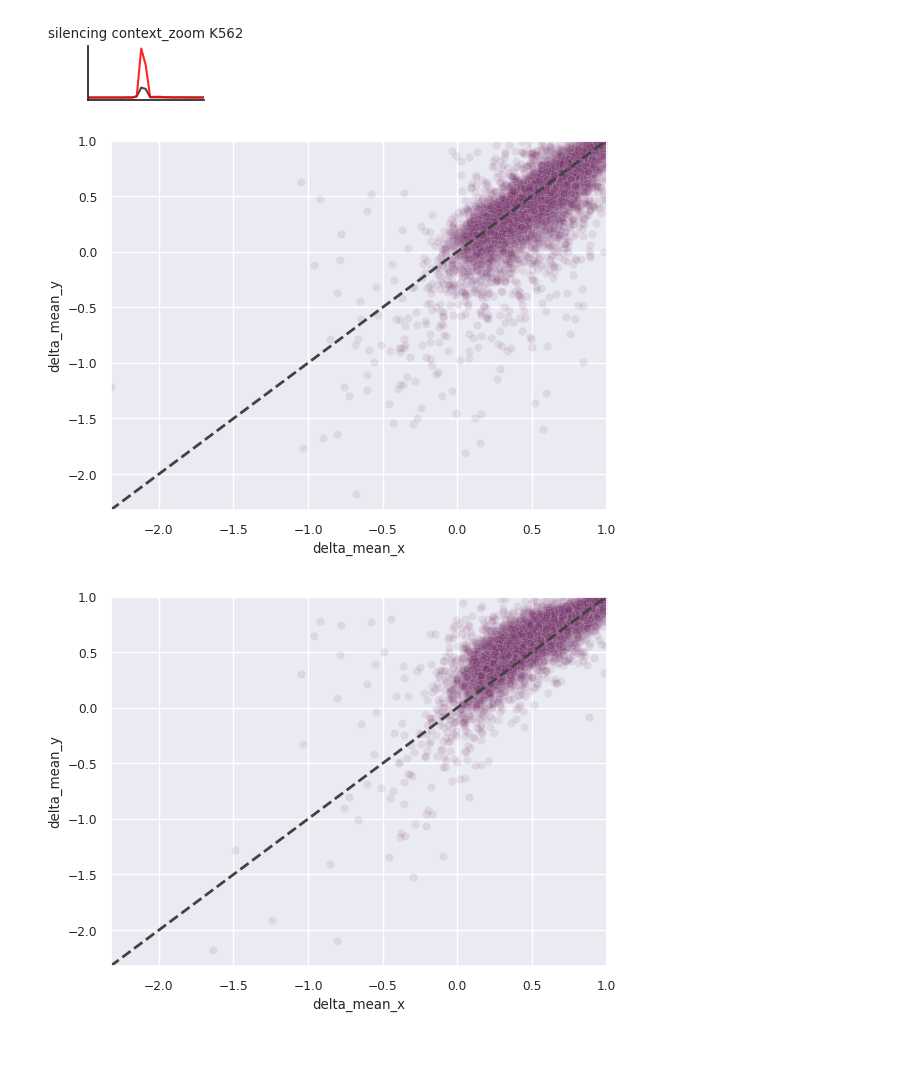
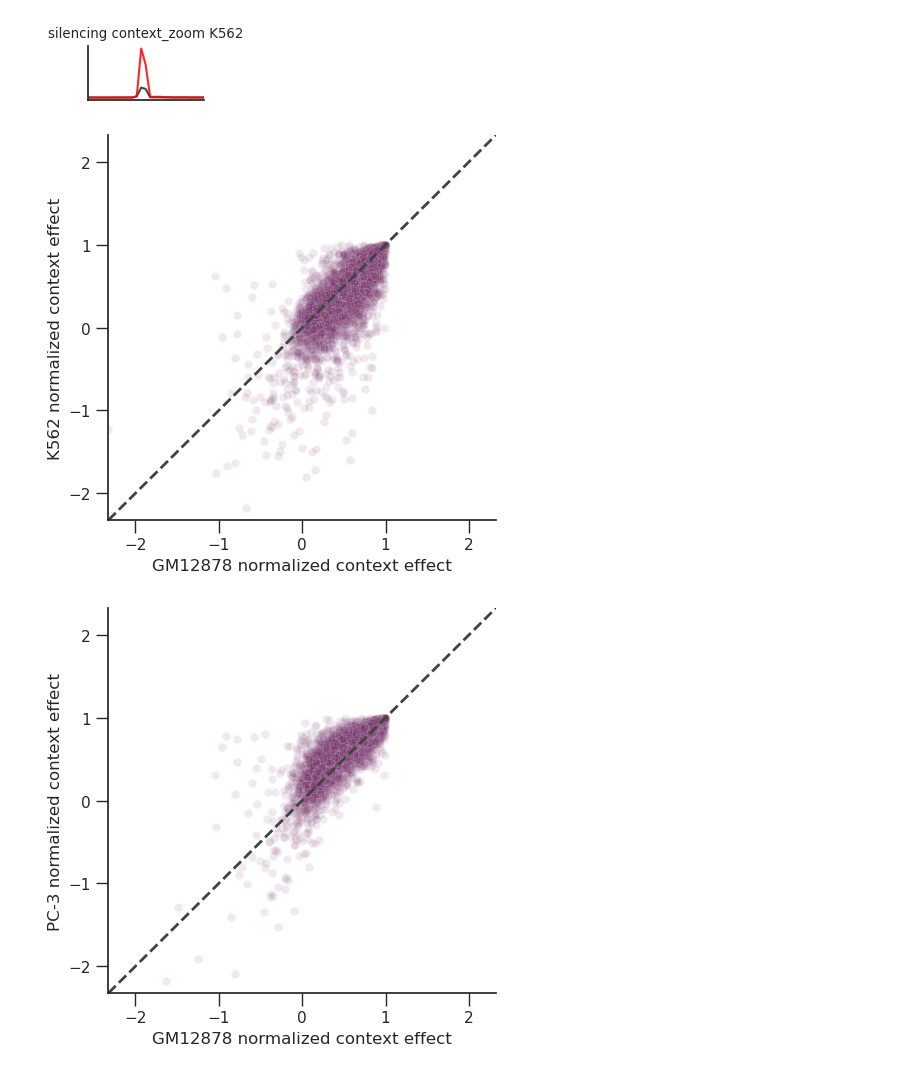
Before and after one commit to p-koo/creme-nn, a Jupyter notebook: figures/context_dependence_test_enformer.ipynb, the cells around one changed output. Saved outputs shown, nothing was run; the diff lists cells and outputs as text; code cells hidden in the pictures.

```diff
--- a/figures/context_dependence_test_enformer.ipynb
+++ b/figures/context_dependence_test_enformer.ipynb
@@ -45,7 +45,7 @@ for k, df in summary_combined.groupby('cell_line'):
     ax = sns.histplot(x=df['delta_mean'], color='#5A0896')
     ax.spines['top'].set_visible(False)
     ax.spines['right'].set_visible(False)
-    plt.xlabel('Normalized TSS effect') # (WT - M) / WT
+    plt.xlabel('Normalized context effect') # (WT - M) / WT
     plt.title(f'Context Dependence Test {k} N={df.shape[0]}')
     fig.savefig(f'{pdf_dir}/{model_name}_{k}_TSS_context_effect_hist.pdf', format='pdf', dpi=300, bbox_inches='tight')
 # %% [output]
@@ -55,4 +55,5 @@ for k, df in summary_combined.groupby('cell_line'):
 # %%
+
 for k in cell_line_names:
 
     fig = plt.figure(figsize=[4.5, 3])
@@ -65,15 +66,8 @@ for k in cell_line_names:
     plt.rcParams['ytick.major.width'] = 1
     plt.rcParams['xtick.bottom'] = True
     plt.rcParams['ytick.left'] = True
+    context_df = pd.read_csv(f'../results/summary_csvs/enformer/{k}_selected_contexts.csv').sort_values('context')
 
-    for context_type, one_context_df in context_df.groupby('context'):
-        # print(one_context_df.shape)
-        if one_context_df.shape[0] > max_sample_size:
-
-            context_df_subsample.append(one_context_df.sample(max_sample_size, random_state=42))
-        else:
-            context_df_subsample.append(one_context_df)
-    context_df = pd.read_csv(f'../results/summary_csvs/enformer/{k}_selected_contexts.csv').sort_values('context')
 
     ax = sns.histplot(data=context_df,
                       x='delta_mean', hue='context',
@@ -169,17 +163,31 @@ for name, color, selected_point in zip(['enhancing context', 'neutral context',
 [figure]
 [figure]
 # %%
-for df1, df2 in list(itertools.combinations([df for _, df  in summary_combined.groupby('cell_line')], 2)):
-    diff_comp = df1.merge(df2, on='seq_id')
-    sns.scatterplot(data=diff_comp, x='delta_mean_x', y='delta_mean_y', edgecolors=None, color='#702963', alpha=0.1)
-    min_point = np.array(diff_comp['delta_mean_x'], diff_comp['delta_mean_y']).min()
+sns.set(font_scale = 1.)
+sns.set_style(style='white')
+plt.rcParams['xtick.major.size'] = 9
+plt.rcParams['xtick.major.width'] = 1
+
+plt.rcParams['ytick.major.size'] = 9
+plt.rcParams['ytick.major.width'] = 1
+plt.rcParams['xtick.bottom'] = True
+plt.rcParams['ytick.left'] = True
+
+for (c1, df1), (c2, df2) in list(itertools.combinations([[c, df] for c, df  in summary_combined.groupby('cell_line')], 2)):
+    fig = plt.figure(figsize=[5, 5])
+
+    diff_comp = df1.merge(df2, on='seq_id', suffixes=[f'_{c1}', f'_{c2}'])
+    ax=sns.scatterplot(data=diff_comp, x=f'delta_mean_{c1}', y=f'delta_mean_{c2}', edgecolors=None, color='#702963', alpha=0.1)
+    min_point = np.array(diff_comp[f'delta_mean_{c1}'], diff_comp[f'delta_mean_{c2}']).min()
     # add y=x line
-    plt.plot([min_point,1],[min_point,1], lw=2, color='#414242', linestyle='dashed')
-    # plt.xlabel(f'{c1} normalized TSS effect')
-    # plt.ylabel(f'{c2} normalized TSS effect')
-    plt.xlim(min_point,1)
-    plt.ylim(min_point,1)
+    plt.plot([min_point,-min_point],[min_point,-min_point], lw=2, color='#414242', linestyle='dashed')
+    plt.xlabel(f'{c1} normalized context effect')
+    plt.ylabel(f'{c2} normalized context effect')
+    plt.xlim(min_point,-min_point)
+    plt.ylim(min_point,-min_point)
+    ax.spines['top'].set_visible(False)
+    ax.spines['right'].set_visible(False)
     plt.show()
 # %% [output]
-[figure, old version]
+[figure, new version]
-[figure, old version]
+[figure, new version]
```
Also changed, not shown: parts of 3 cells of this notebook, 7 other files.
